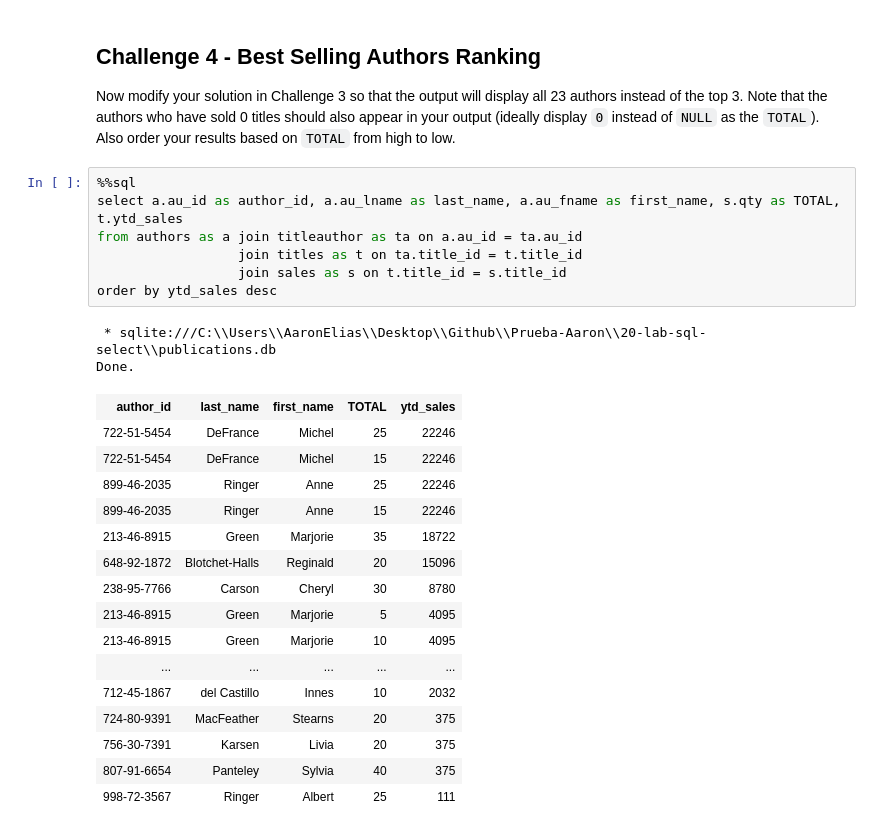
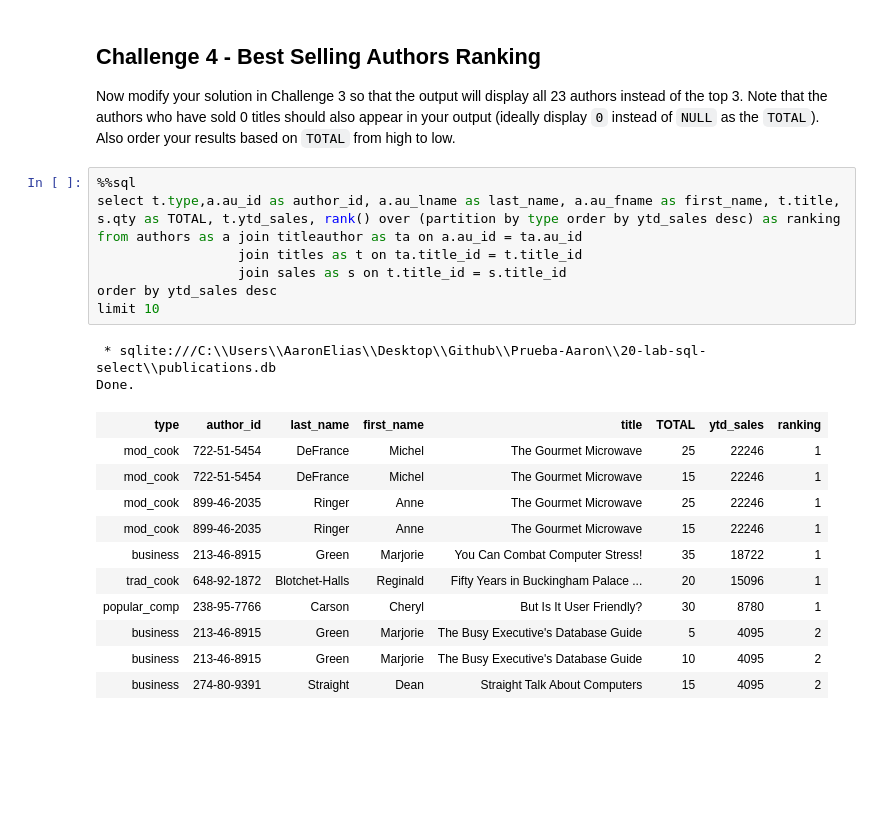
Before and after one commit to ironhack-bcn-data-pt/20-lab-sql-select, a Jupyter notebook: Main.ipynb, the cells around one changed output. Saved outputs shown, nothing was run; the diff lists cells and outputs as text; blank space fills up the shorter version.

```diff
--- a/Main.ipynb
+++ b/Main.ipynb
@@ -258,27 +272,23 @@ Done.
 Now modify your solution in Challenge 3 so that the output will display all 23 authors instead of the top 3. Note that the authors who have sold 0 titles should also appear in your output (ideally display `0` instead of `NULL` as the `TOTAL`). Also order your results based on `TOTAL` from high to low.
 # %%
 %%sql
-select a.au_id as author_id, a.au_lname as last_name, a.au_fname as first_name, s.qty as TOTAL, t.ytd_sales
+select t.type,a.au_id as author_id, a.au_lname as last_name, a.au_fname as first_name, t.title, s.qty as TOTAL, t.ytd_sales, rank() over (partition by type order by ytd_sales desc) as ranking
 from authors as a join titleauthor as ta on a.au_id = ta.au_id
                   join titles as t on ta.title_id = t.title_id
                   join sales as s on t.title_id = s.title_id
 order by ytd_sales desc
+limit 10
 # %% [output]
  * sqlite:///C:\\Users\\AaronElias\\Desktop\\Github\\Prueba-Aaron\\20-lab-sql-select\\publications.db
 Done.
-| author_id | last_name | first_name | TOTAL | ytd_sales |
-| 722-51-5454 | DeFrance | Michel | 25 | 22246 |
-| 722-51-5454 | DeFrance | Michel | 15 | 22246 |
-| 899-46-2035 | Ringer | Anne | 25 | 22246 |
-| 899-46-2035 | Ringer | Anne | 15 | 22246 |
-| 213-46-8915 | Green | Marjorie | 35 | 18722 |
-| 648-92-1872 | Blotchet-Halls | Reginald | 20 | 15096 |
-| 238-95-7766 | Carson | Cheryl | 30 | 8780 |
-| 213-46-8915 | Green | Marjorie | 5 | 4095 |
-| 213-46-8915 | Green | Marjorie | 10 | 4095 |
-| ... | ... | ... | ... | ... |
-| 712-45-1867 | del Castillo | Innes | 10 | 2032 |
-| 724-80-9391 | MacFeather | Stearns | 20 | 375 |
-| 756-30-7391 | Karsen | Livia | 20 | 375 |
-| 807-91-6654 | Panteley | Sylvia | 40 | 375 |
-| 998-72-3567 | Ringer | Albert | 25 | 111 |
+| type | author_id | last_name | first_name | title | TOTAL | ytd_sales | ranking |
+| mod_cook | 722-51-5454 | DeFrance | Michel | The Gourmet Microwave | 25 | 22246 | 1 |
+| mod_cook | 722-51-5454 | DeFrance | Michel | The Gourmet Microwave | 15 | 22246 | 1 |
+| mod_cook | 899-46-2035 | Ringer | Anne | The Gourmet Microwave | 25 | 22246 | 1 |
+| mod_cook | 899-46-2035 | Ringer | Anne | The Gourmet Microwave | 15 | 22246 | 1 |
+| business | 213-46-8915 | Green | Marjorie | You Can Combat Computer Stress! | 35 | 18722 | 1 |
+| trad_cook | 648-92-1872 | Blotchet-Halls | Reginald | Fifty Years in Buckingham Palace ... | 20 | 15096 | 1 |
+| popular_comp | 238-95-7766 | Carson | Cheryl | But Is It User Friendly? | 30 | 8780 | 1 |
+| business | 213-46-8915 | Green | Marjorie | The Busy Executive's Database Guide | 5 | 4095 | 2 |
+| business | 213-46-8915 | Green | Marjorie | The Busy Executive's Database Guide | 10 | 4095 | 2 |
+| business | 274-80-9391 | Straight | Dean | Straight Talk About Computers | 15 | 4095 | 2 |
```
Also changed, not shown: parts of 3 cells of this notebook.
